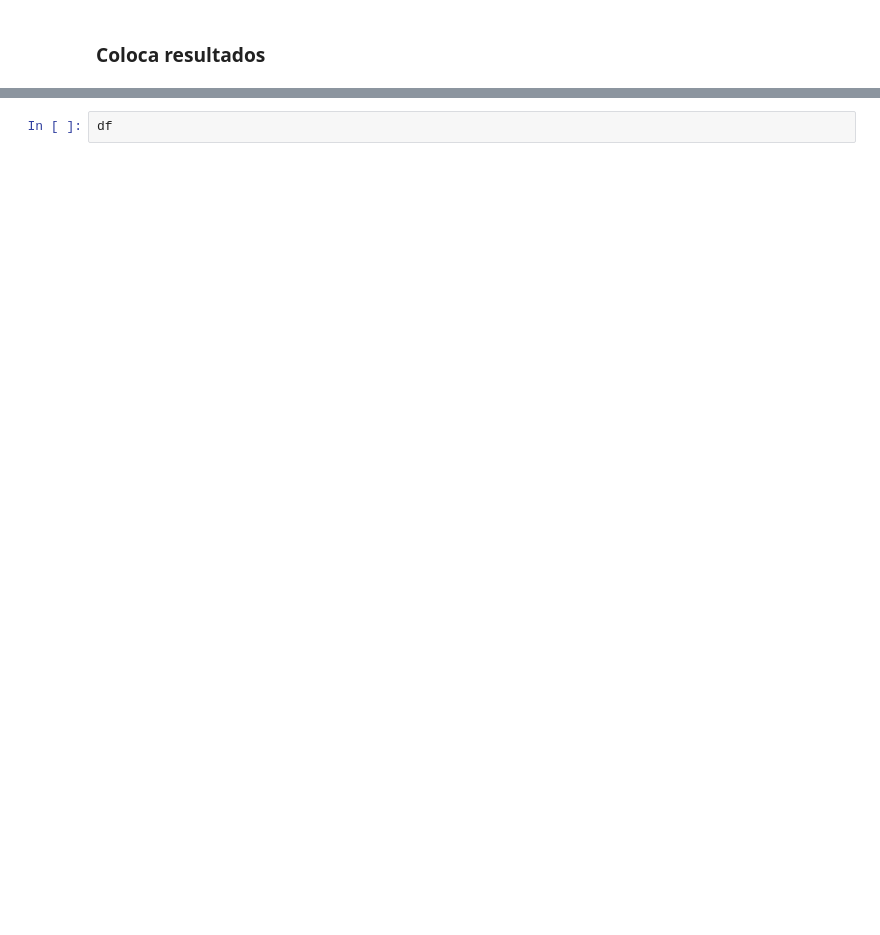
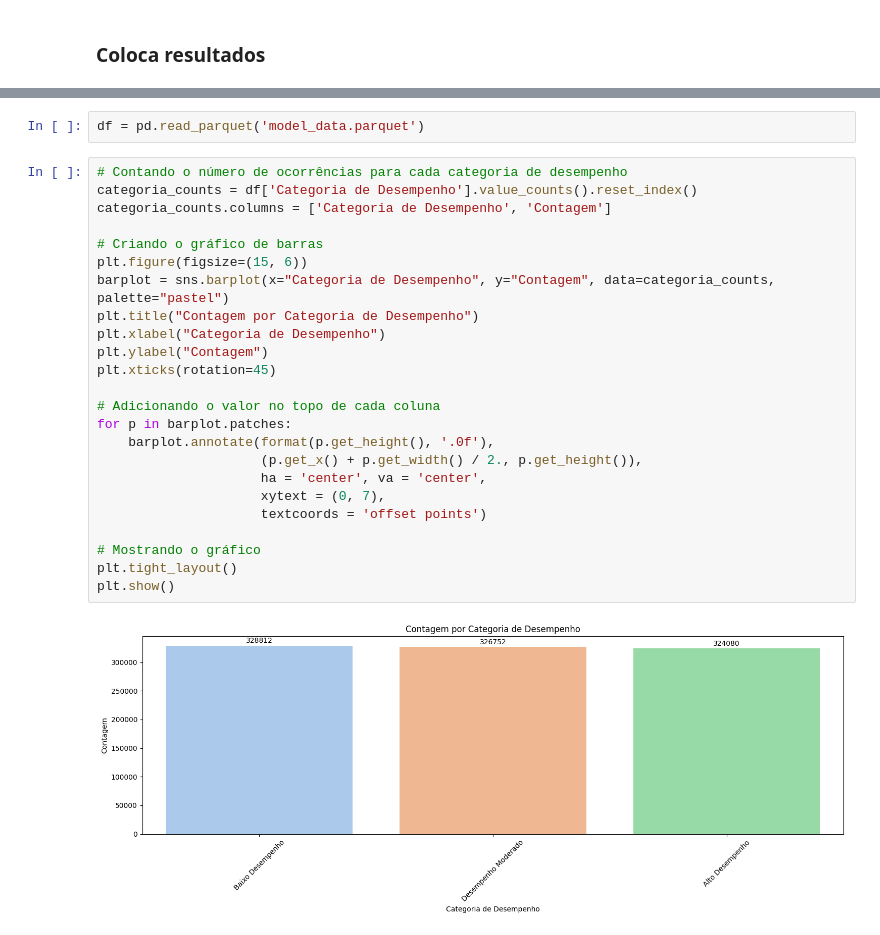
Before and after one commit to manubiagi/pos_ds_ml, a Jupyter notebook: model.ipynb, the cells around one changed output, grey strips where cells are left out. Drawn from its saved outputs; the diff is of its cells as text; blank space fills up the shorter version.

```diff
--- a/model.ipynb
+++ b/model.ipynb
@@ -318,2 +305,28 @@ Error:
-# %%
-df
+# %%
+df = pd.read_parquet('model_data.parquet')
+# %%
+# Contando o número de ocorrências para cada categoria de desempenho
+categoria_counts = df['Categoria de Desempenho'].value_counts().reset_index()
+categoria_counts.columns = ['Categoria de Desempenho', 'Contagem']
+
+# Criando o gráfico de barras
+plt.figure(figsize=(15, 6))
+barplot = sns.barplot(x="Categoria de Desempenho", y="Contagem", data=categoria_counts, palette="pastel")
+plt.title("Contagem por Categoria de Desempenho")
+plt.xlabel("Categoria de Desempenho")
+plt.ylabel("Contagem")
+plt.xticks(rotation=45)
+
+# Adicionando o valor no topo de cada coluna
+for p in barplot.patches:
+    barplot.annotate(format(p.get_height(), '.0f'),
+                     (p.get_x() + p.get_width() / 2., p.get_height()),
+                     ha = 'center', va = 'center',
+                     xytext = (0, 7),
+                     textcoords = 'offset points')
+
+# Mostrando o gráfico
+plt.tight_layout()
+plt.show()
+# %% [output]
+[figure, added]
```
Also changed, not shown: parts of 6 cells of this notebook, 1 other file.
